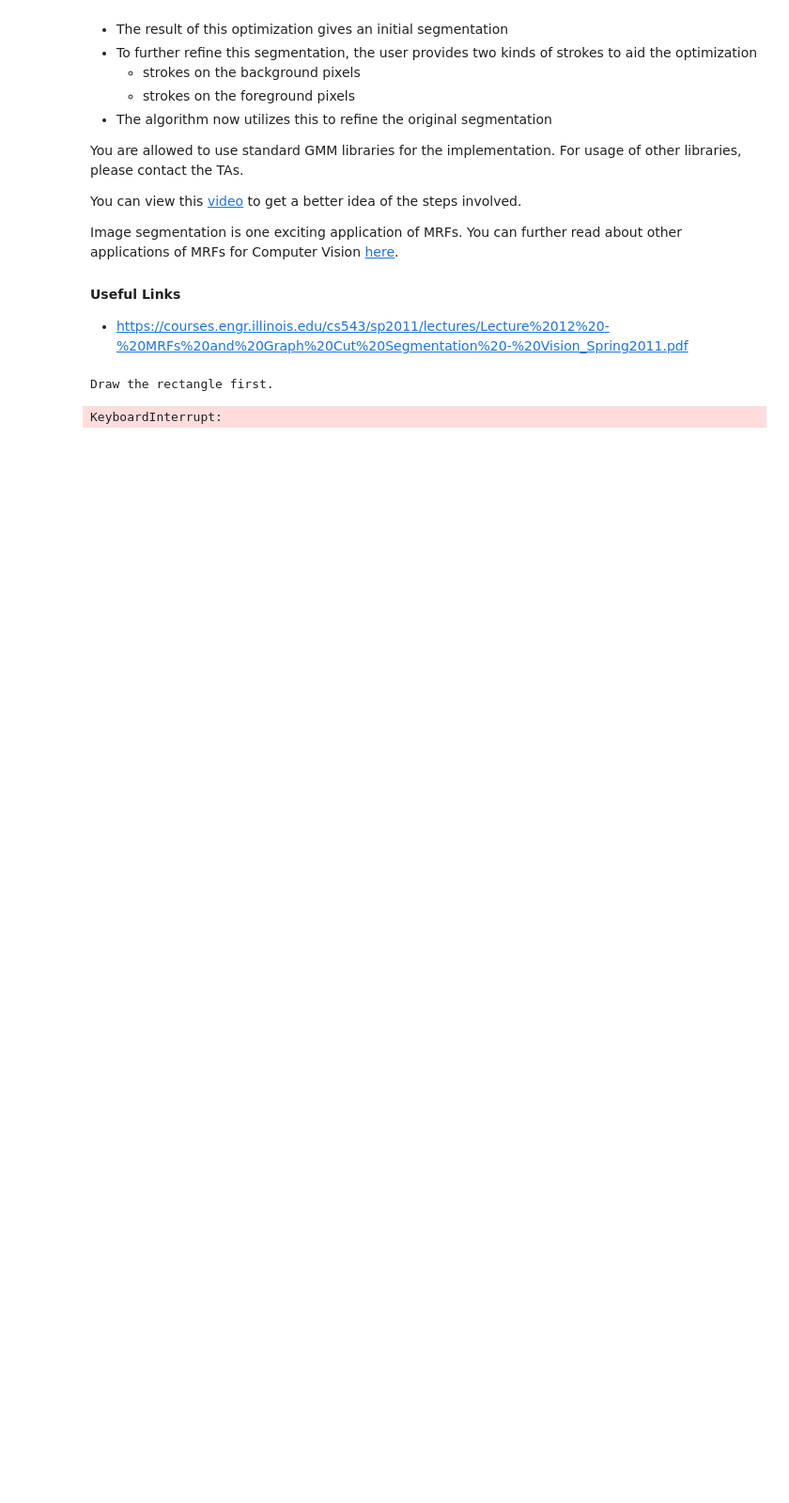
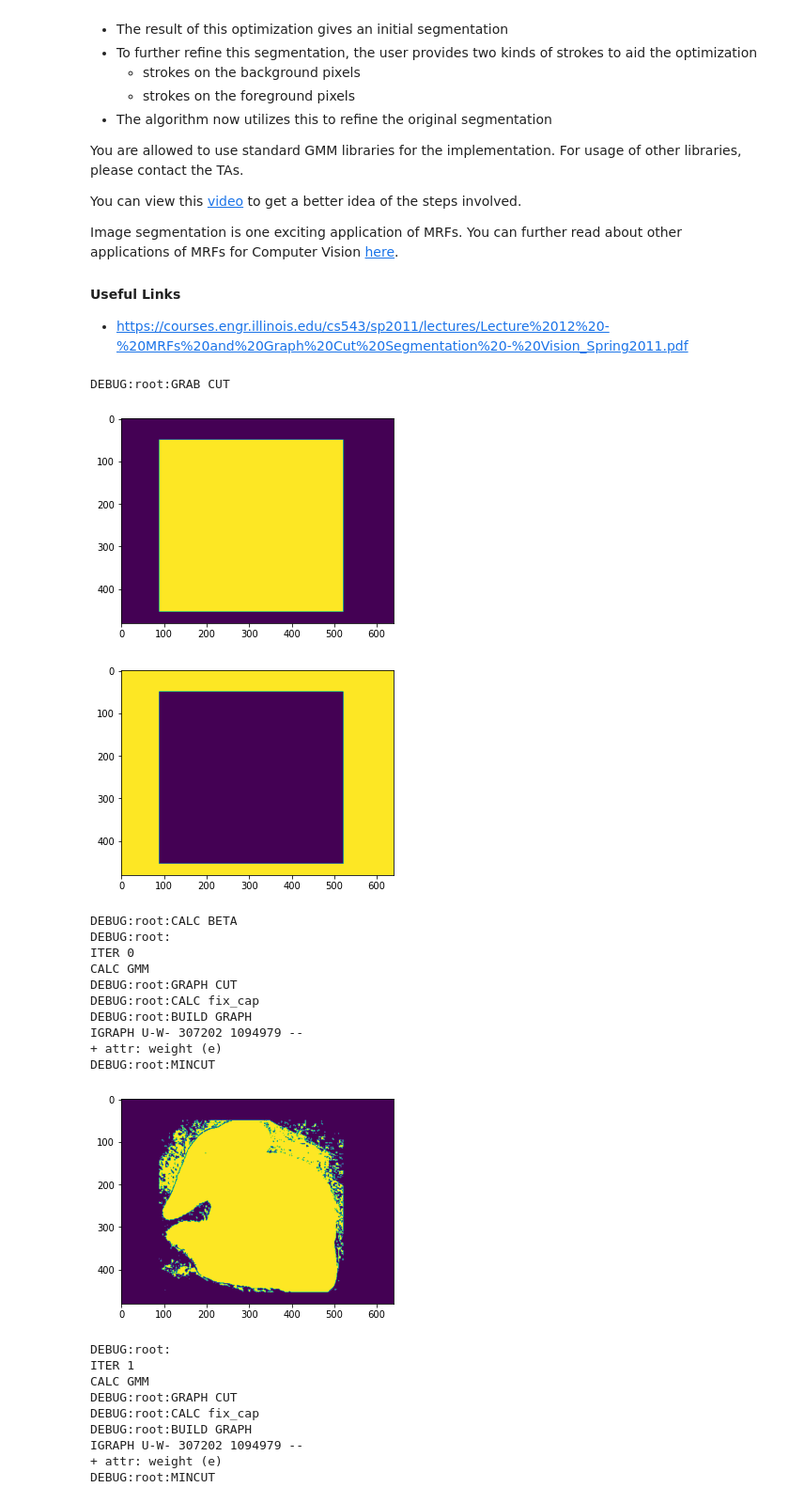
Before and after one commit to jiviteshjain/grabcut, a Jupyter notebook: src/Assignment3.ipynb, the cells around one changed output. Shown at 94% size. Cells and saved outputs as stored; diff of their text form; code cells hidden in the pictures; blank space fills up the shorter version.

Commit message:
GrabCut: Fix implementation.

```diff
--- a/src/Assignment3.ipynb
+++ b/src/Assignment3.ipynb
@@ -146,8 +168,8 @@ def run(filename: str):
     'WHITE' : [255,255,255]
     }
 
-    DRAW_BG = {'color' : COLORS['BLACK'], 'val' : 2}
-    DRAW_FG = {'color' : COLORS['WHITE'], 'val' : 1}
+    DRAW_BG = {'color' : COLORS['BLACK'], 'val' : con.BG}
+    DRAW_FG = {'color' : COLORS['WHITE'], 'val' : con.FG}
 
     FLAGS = {
         'RECT' : (0, 0, 1, 1),
@@ -160,22 +182,24 @@ def run(filename: str):
 
     img = cv2.imread(filename)
     img2 = img.copy()
-    mask = np.zeros(img.shape[:2], dtype = np.uint8) # mask is a binary array with : 0 - background pixels
-                                                     #                               1 - foreground pixels
-    output = np.zeros(img.shape, np.uint8)           # output image to be shown
+    types = np.zeros(img.shape[:2], dtype = np.uint8)  # everything unknown and background initially
+    alphas = np.zeros(img.shape[:2], dtype = np.uint8) # mask is a binary array with : 0 - background pixels
+                                                       #                               1 - foreground pixels
+    output = np.zeros(img.shape, np.uint8)             # output image to be shown
 
     # Input and segmentation windows
     cv2.namedWindow('Input Image')
     cv2.namedWindow('Segmented output')
 
-    EventObj = EventHandler(FLAGS, img, mask, COLORS)
+    EventObj = EventHandler(FLAGS, img, types, alphas, COLORS)
     cv2.setMouseCallback('Input Image', EventObj.handler)
     cv2.moveWindow('Input Image', img.shape[1] + 10, 90)
 
     while(1):
 
         img = EventObj.image
-        mask = EventObj.mask
+        types = EventObj.types
+        alphas = EventObj.alphas
         FLAGS = EventObj.flags
         cv2.imshow('Segmented image', output)
         cv2.imshow('Input Image', img)
@@ -204,9 +228,11 @@ def run(filename: str):
             FLAGS['rect_over'] = False
             FLAGS['value'] = DRAW_FG
             img = img2.copy()
-            mask = np.zeros(img.shape[:2], dtype = np.uint8)
+            types = np.zeros(img.shape[:2], dtype = np.uint8)
+            alphas = np.zeros(img.shape[:2], dtype = np.uint8)
             EventObj.image = img
-            EventObj.mask = mask
+            EventObj.types = types
+            EventObj.alphas = alphas
             output = np.zeros(img.shape, np.uint8)
 
         elif k == 13:
@@ -217,10 +243,13 @@ def run(filename: str):
             # Function should return a mask which can be used #
             # to segment the original image as shown on L90   #
             #-------------------------------------------------#
-            mask = grab_cut(img2, FLAGS['RECT'], EventObj.mask)
-            EventObj.mask = mask
+            alphas = grab_cut(img2, types, alphas)
+            # FLAGS['rect'] = None
+            # plt.imshow(mask)
+            # plt.show()
+            EventObj.alphas = alphas
 
 
         EventObj.flags = FLAGS
-        mask2 = np.where((mask == 1), 255, 0).astype('uint8')
+        mask2 = np.where((alphas == 1), 255, 0).astype('uint8')
         output = cv2.bitwise_and(img2, img2, mask = mask2)
@@ -391,11 +440,32 @@ def grab_cut(img_, rect, mask_, gamma=GAMMA, lamda=LAMDA, num_iters=NUM_ITERS, t
     return alphas
 # %%
 if __name__ == '__main__':
-    filename = '../images/banana1.jpg'              # Path to image file
+    filename = '../images/elefant.jpg'              # Path to image file
     try:
         run(filename)
     finally:
         cv2.destroyAllWindows()
 # %% [output]
-Draw the rectangle first.
+DEBUG:root:GRAB CUT
+[figure, added]
+[figure, added]
-KeyboardInterrupt:
+DEBUG:root:CALC BETA
+DEBUG:root:
+ITER 0
+CALC GMM
+DEBUG:root:GRAPH CUT
+DEBUG:root:CALC fix_cap
+DEBUG:root:BUILD GRAPH
+IGRAPH U-W- 307202 1094979 --
++ attr: weight (e)
+DEBUG:root:MINCUT
+[figure, added]
+DEBUG:root:
+ITER 1
+CALC GMM
+DEBUG:root:GRAPH CUT
+DEBUG:root:CALC fix_cap
+DEBUG:root:BUILD GRAPH
+IGRAPH U-W- 307202 1094979 --
++ attr: weight (e)
+DEBUG:root:MINCUT
```
Also changed, not shown: parts of 6 cells of this notebook, 2 other files.
